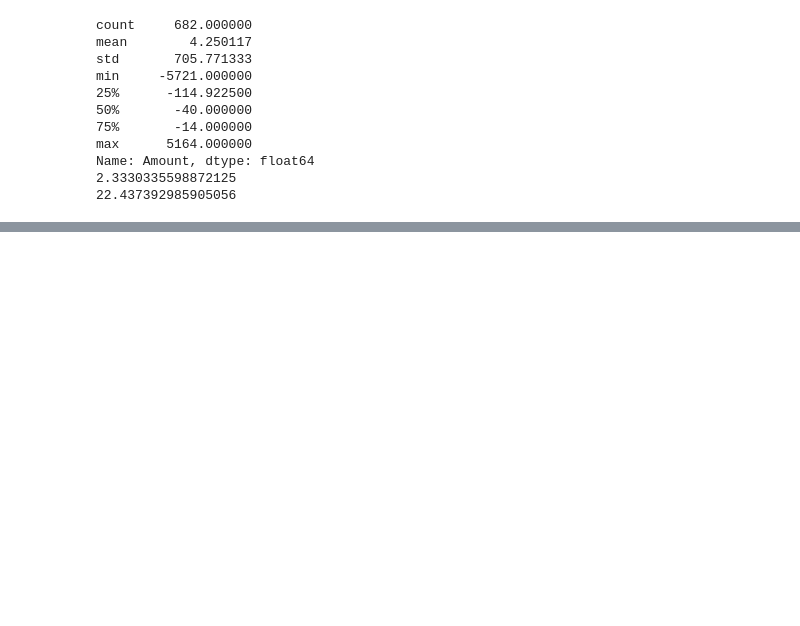
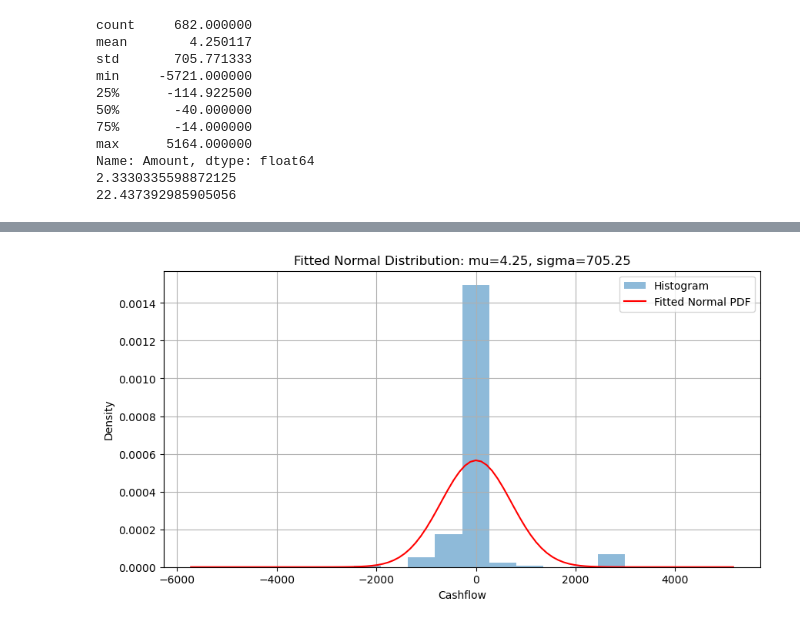
Before and after one commit to timidspacepanda/Learning_Python, a Jupyter notebook: cashflow_analysis/main.ipynb, the cells around one changed output, grey strips where cells are left out. Saved outputs shown, nothing was run; the diff lists cells and outputs as text; code cells hidden in the pictures; blank space fills up the shorter version.

```diff
--- a/cashflow_analysis/main.ipynb
+++ b/cashflow_analysis/main.ipynb
@@ -79,0 +114,23 @@ Date
+# %%
+# 2. Fit a distribution (Normal)
+import numpy as np
+from scipy.stats import norm
+
+# Fit normal distribution
+mu, std = norm.fit(df['Amount'])
+
+# Plot histogram and fitted PDF
+x = np.linspace(df['Amount'].min(), df['Amount'].max(), 100)
+pdf = norm.pdf(x, mu, std)
+
+plt.figure(figsize=(10, 5))
+plt.hist(df['Amount'], bins=20, density=True, alpha=0.5, label='Histogram')
+plt.plot(x, pdf, 'r-', label='Fitted Normal PDF')
+plt.title(f'Fitted Normal Distribution: mu={mu:.2f}, sigma={std:.2f}')
+plt.xlabel('Cashflow')
+plt.ylabel('Density')
+plt.legend()
+plt.grid(True)
+plt.show()
+# %% [output]
+[figure, added]
```
Also changed, not shown: parts of 3 cells of this notebook.
